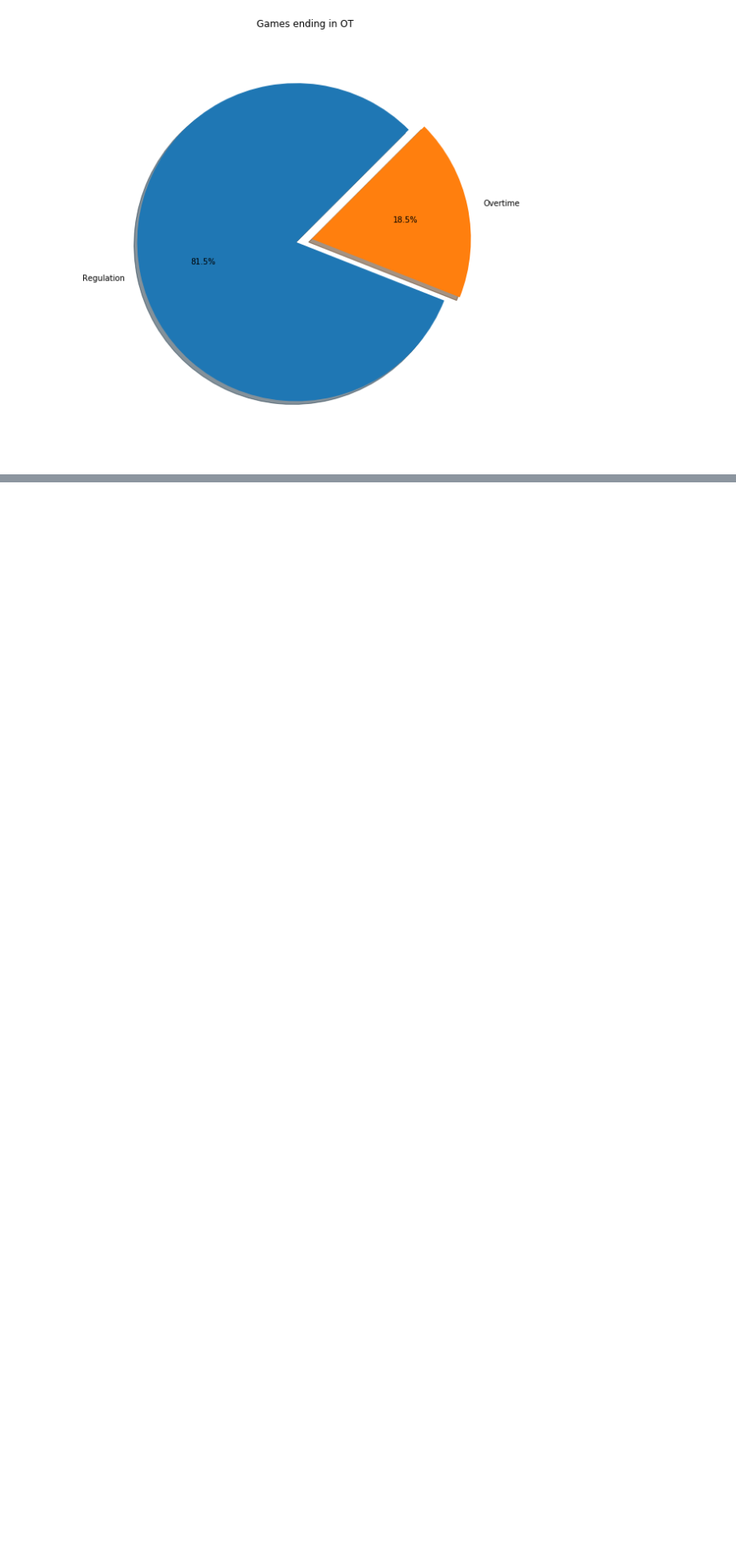
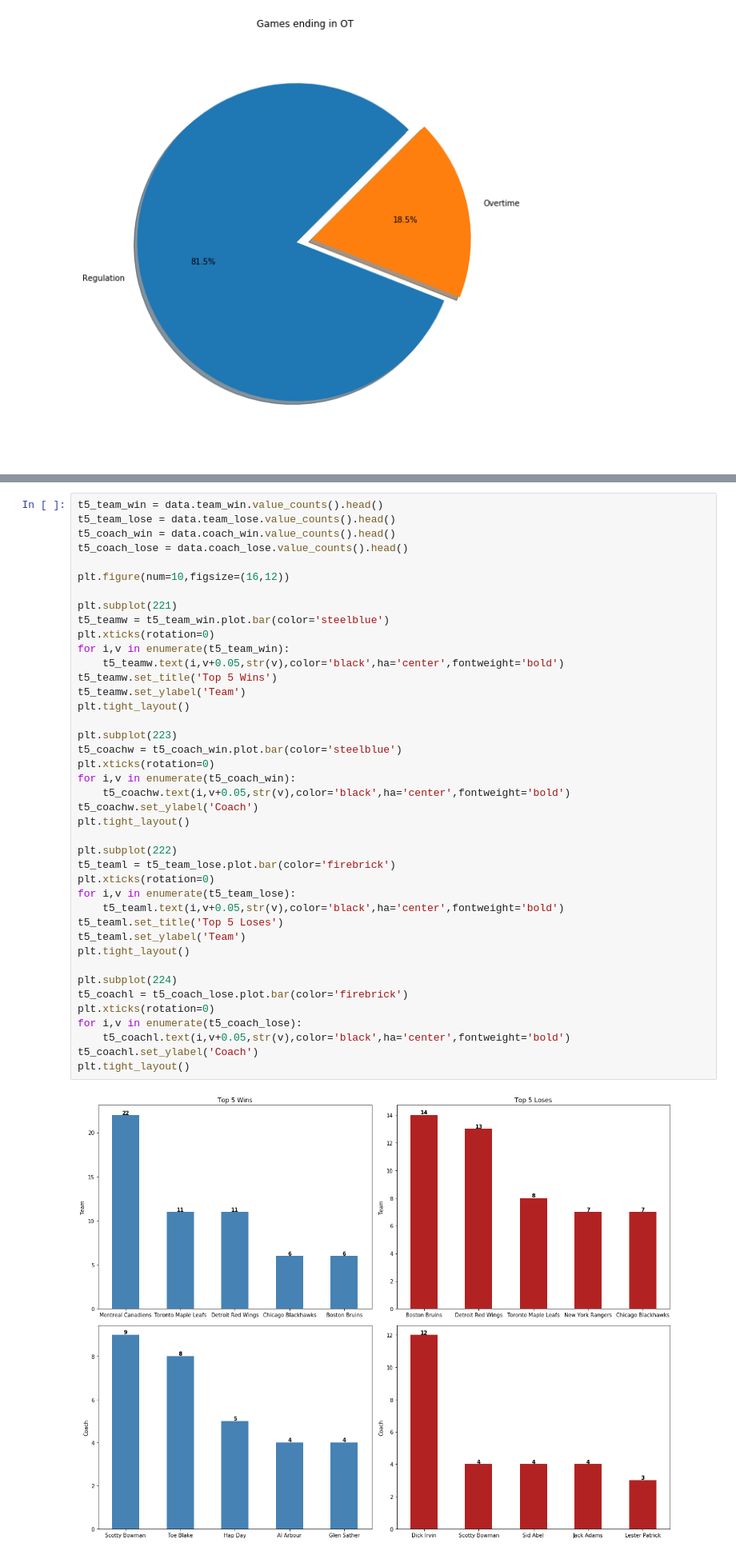
Before and after one commit to cwils021/Stanley-Cup-Champs-1927-2019, a Jupyter notebook: Stanley Cup Champions 1927-2019.ipynb, the cells around one changed output, grey strips where cells are left out. Shown at 80% size. Saved outputs shown, nothing was run; the diff lists cells and outputs as text; blank space fills up the shorter version.

```diff
--- a/Stanley Cup Champions 1927-2019.ipynb
+++ b/Stanley Cup Champions 1927-2019.ipynb
@@ -496,0 +499,43 @@ plt.tight_layout()
+# %%
+t5_team_win = data.team_win.value_counts().head()
+t5_team_lose = data.team_lose.value_counts().head()
+t5_coach_win = data.coach_win.value_counts().head()
+t5_coach_lose = data.coach_lose.value_counts().head()
+
+plt.figure(num=10,figsize=(16,12))
+
+plt.subplot(221)
+t5_teamw = t5_team_win.plot.bar(color='steelblue')
+plt.xticks(rotation=0)
+for i,v in enumerate(t5_team_win):
+    t5_teamw.text(i,v+0.05,str(v),color='black',ha='center',fontweight='bold')
+t5_teamw.set_title('Top 5 Wins')
+t5_teamw.set_ylabel('Team')
+plt.tight_layout()
+
+plt.subplot(223)
+t5_coachw = t5_coach_win.plot.bar(color='steelblue')
+plt.xticks(rotation=0)
+for i,v in enumerate(t5_coach_win):
+    t5_coachw.text(i,v+0.05,str(v),color='black',ha='center',fontweight='bold')
+t5_coachw.set_ylabel('Coach')
+plt.tight_layout()
+
+plt.subplot(222)
+t5_teaml = t5_team_lose.plot.bar(color='firebrick')
+plt.xticks(rotation=0)
+for i,v in enumerate(t5_team_lose):
+    t5_teaml.text(i,v+0.05,str(v),color='black',ha='center',fontweight='bold')
+t5_teaml.set_title('Top 5 Loses')
+t5_teaml.set_ylabel('Team')
+plt.tight_layout()
+
+plt.subplot(224)
+t5_coachl = t5_coach_lose.plot.bar(color='firebrick')
+plt.xticks(rotation=0)
+for i,v in enumerate(t5_coach_lose):
+    t5_coachl.text(i,v+0.05,str(v),color='black',ha='center',fontweight='bold')
+t5_coachl.set_ylabel('Coach')
+plt.tight_layout()
+# %% [output]
+[figure, added]
```
Also changed, not shown: parts of 15 cells of this notebook, 1 other file.
